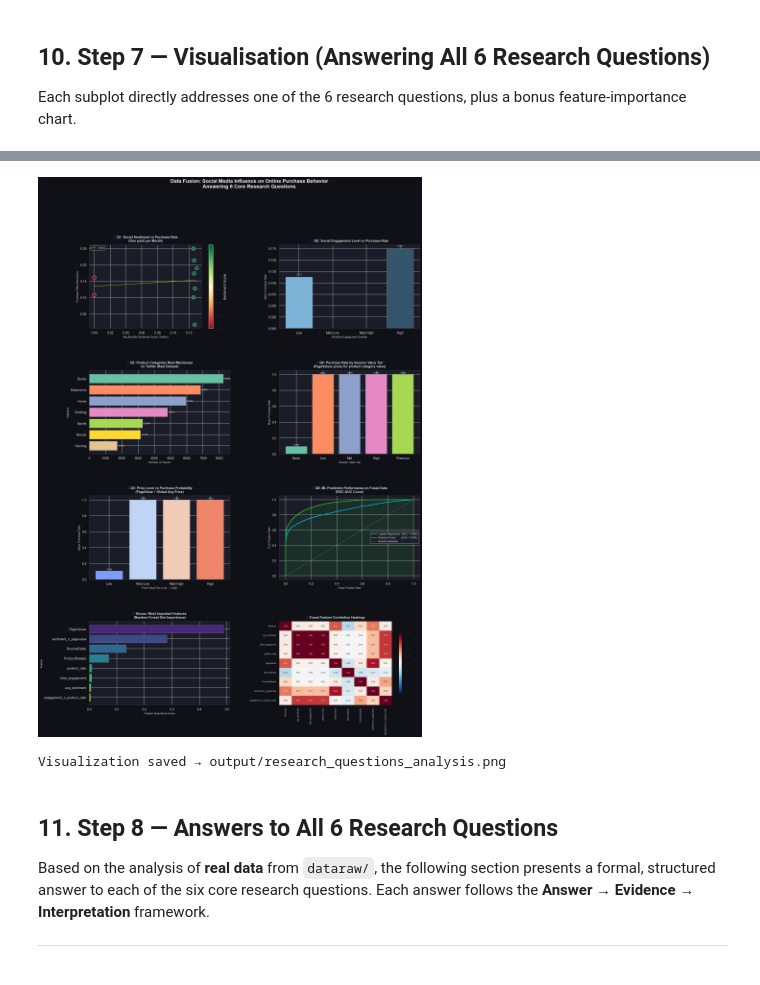
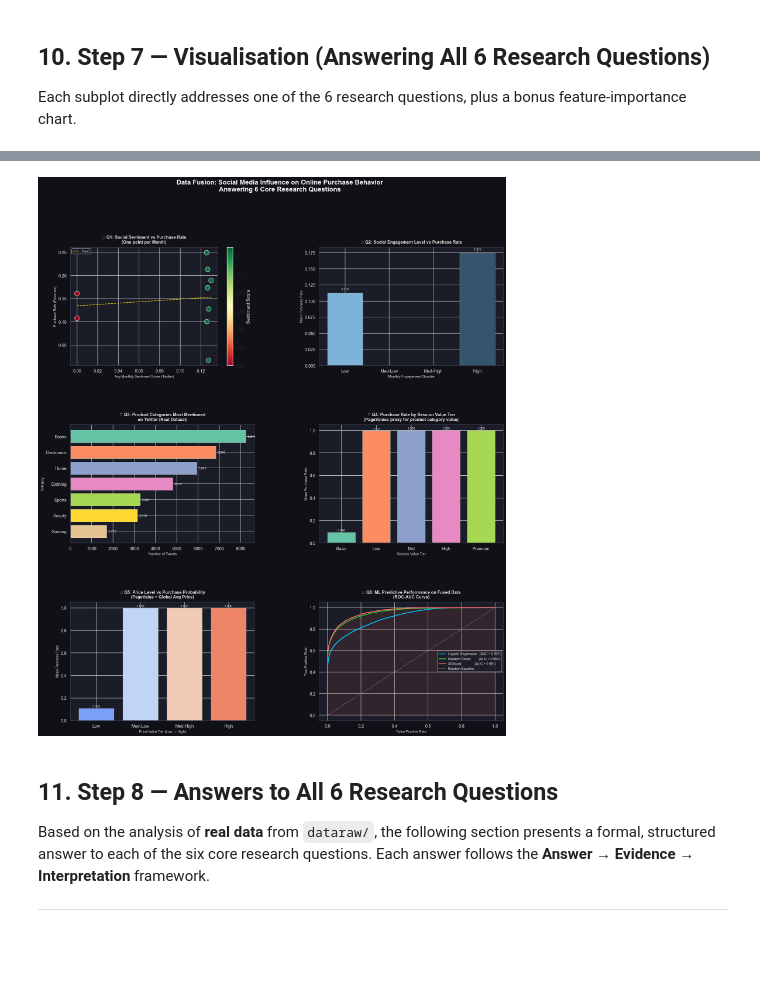
Before and after one commit to luana2322/Social-Media-Influence-on-Online-Purchase-Behavior-A-Data-Analyst, a Jupyter notebook: Data_Fusion_Project.ipynb, the cells around one changed output, grey strips where cells are left out. Saved outputs shown, nothing was run; the diff lists cells and outputs as text; code cells hidden in the pictures.

```diff
--- a/Data_Fusion_Project.ipynb
+++ b/Data_Fusion_Project.ipynb
@@ -795,5 +744,5 @@ feature_imp.reset_index(drop=True, inplace=True)
 # %%
-fig = plt.figure(figsize=(20, 28))
+fig = plt.figure(figsize=(20, 22))
 fig.patch.set_facecolor('#0f1117')
 fig.suptitle(
     'Data Fusion: Social Media Influence on Online Purchase Behavior\n'
@@ -813,7 +762,7 @@ def style_ax(ax, title, xlabel, ylabel):
     for spine in ax.spines.values():
         spine.set_edgecolor('#333344')
 
-gs = gridspec.GridSpec(4, 2, figure=fig, hspace=0.5, wspace=0.35)
+gs = gridspec.GridSpec(3, 2, figure=fig, hspace=0.5, wspace=0.35)
 
 # ── Q1: Sentiment → Purchase ───────────────────────────────────────────
 ax1 = fig.add_subplot(gs[0, 0])
@@ -903,73 +852,48 @@ try:
         fused_df['pagevalue_vs_global_price'], q=4,
         labels=['Low','Med-Low','Med-High','High'],
         duplicates='drop'
     )
 except Exception:
     fused_df['price_proxy_tier'] = pd.cut(
         fused_df['pagevalue_vs_global_price'], bins=4,
         labels=['Low','Med-Low','Med-High','High']
     )
 q5 = fused_df.groupby('price_proxy_tier')['Revenue'].mean().reset_index().dropna()
 colors5 = sns.color_palette('coolwarm', len(q5))
 bars5 = ax5.bar(q5['price_proxy_tier'].astype(str), q5['Revenue'],
                  color=colors5, edgecolor='#aaaaaa', linewidth=0.5)
 for b in bars5:
     ax5.text(b.get_x() + b.get_width()/2, b.get_height() + 0.003,
              f'{b.get_height():.3f}', ha='center', va='bottom',
              color=TEXT_CLR, fontsize=8)
 style_ax(ax5,
     '❺ Q5: Price Level vs Purchase Probability\n(PageValue ÷ Global Avg Price)',
     'Price-Value Tier (Low → High)', 'Mean Purchase Rate')
 
 # ── Q6: ROC Curve (model prediction) ─────────────────────────────────
 ax6 = fig.add_subplot(gs[2, 1])
-lr_fpr, lr_tpr, _ = roc_curve(y_test, lr_proba)
-rf_fpr, rf_tpr, _ = roc_curve(y_test, rf_proba)
-ax6.plot(lr_fpr, lr_tpr, color='#00BFFF', lw=2,
-          label=f'Logistic Regression  (AUC = {lr_auc:.3f})')
-ax6.plot(rf_fpr, rf_tpr, color='#32CD32', lw=2,
-          label=f'Random Forest        (AUC = {rf_auc:.3f})')
+roc_path = os.path.join('models', 'evaluation_report.json')
+with open(roc_path) as f:
+    eval_data = json.load(f)
+colors_q6 = {'Logistic Regression': '#00BFFF', 'Random Forest': '#32CD32', 'XGBoost': '#FF6B6B'}
+for model_name, color in colors_q6.items():
+    res = eval_data['results'][model_name]
+    roc = res['roc_curve']
+    auc = res['roc_auc']
+    ax6.plot(roc['fpr'], roc['tpr'], color=color, lw=2,
+             label=f'{model_name:20s}  (AUC = {auc:.3f})')
 ax6.plot([0,1],[0,1],'--', color='#888888', lw=1, label='Random Baseline')
-ax6.fill_between(rf_fpr, rf_tpr, alpha=0.1, color='#32CD32')
+best_name = eval_data['best_model']
+best_roc = eval_data['results'][best_name]['roc_curve']
+ax6.fill_between(best_roc['fpr'], best_roc['tpr'], alpha=0.1,
+                 color=colors_q6[best_name])
 l6 = ax6.legend(fontsize=8.5, facecolor=DARK_BG, labelcolor=TEXT_CLR,
                  framealpha=0.8)
 style_ax(ax6,
     '❻ Q6: ML Predictive Performance on Fused Data\n(ROC-AUC Curve)',
     'False Positive Rate', 'True Positive Rate')
-
-# ── Bonus: Feature Importance ─────────────────────────────────────────
-ax7 = fig.add_subplot(gs[3, 0])
-top12 = feature_imp.head(12)
-colors7 = sns.color_palette('viridis', len(top12))
-ax7.barh(top12['feature'][::-1], top12['importance'][::-1],
-          color=colors7[::-1], edgecolor='#aaaaaa', linewidth=0.5)
-style_ax(ax7,
-    '🏆 Bonus: Most Important Features\n(Random Forest Gini Importance)',
-    'Feature Importance Score', 'Feature')
-
-# ── Correlation Heatmap ───────────────────────────────────────────────
-ax8 = fig.add_subplot(gs[3, 1])
-corr_cols = ['Revenue', 'avg_sentiment', 'total_engagement', 'positive_ratio',
-              'PageValues', 'BounceRates', 'ProductRelated',
-              'sentiment_x_pagevalue', 'engagement_x_product_ratio']
-corr_cols = [c for c in corr_cols if c in fused_df.columns]
-corr_matrix = fused_df[corr_cols].corr()
-sns.heatmap(corr_matrix, annot=True, fmt='.2f', cmap='RdBu_r',
-             ax=ax8, vmin=-1, vmax=1,
-             annot_kws={'size': 7},
-             cbar_kws={'shrink': 0.7})
-ax8.set_facecolor(DARK_BG)
-ax8.set_title('📊 Fused Feature Correlation Heatmap',
-               color=TEXT_CLR, fontweight='bold', fontsize=11, pad=10)
-ax8.tick_params(colors=TEXT_CLR, labelsize=7)
-
-plt.savefig(f'{OUTPUT_DIR}/research_questions_analysis.png',
-             dpi=150, bbox_inches='tight', facecolor=fig.get_facecolor())
-plt.show()
-print('\nVisualization saved →', f'{OUTPUT_DIR}/research_questions_analysis.png')
 # %% [output]
-[figure, old version]
+[figure, new version]
-Visualization saved → output/research_questions_analysis.png
 # %% [markdown]
 ## 11. Step 8 — Answers to All 6 Research Questions
 
```
Also changed, not shown: parts of 3 cells of this notebook, 21 other files.
